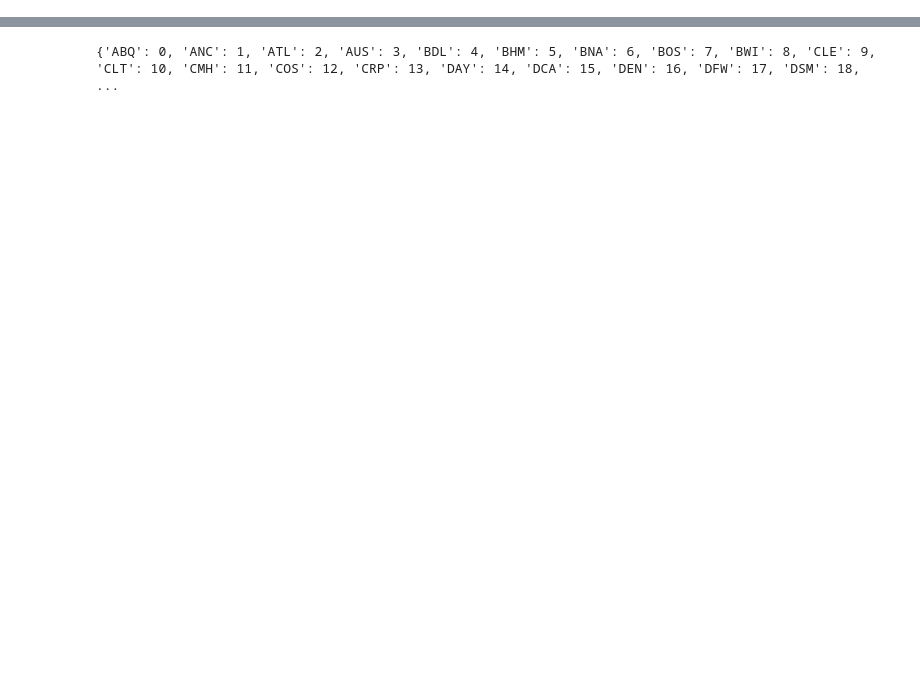
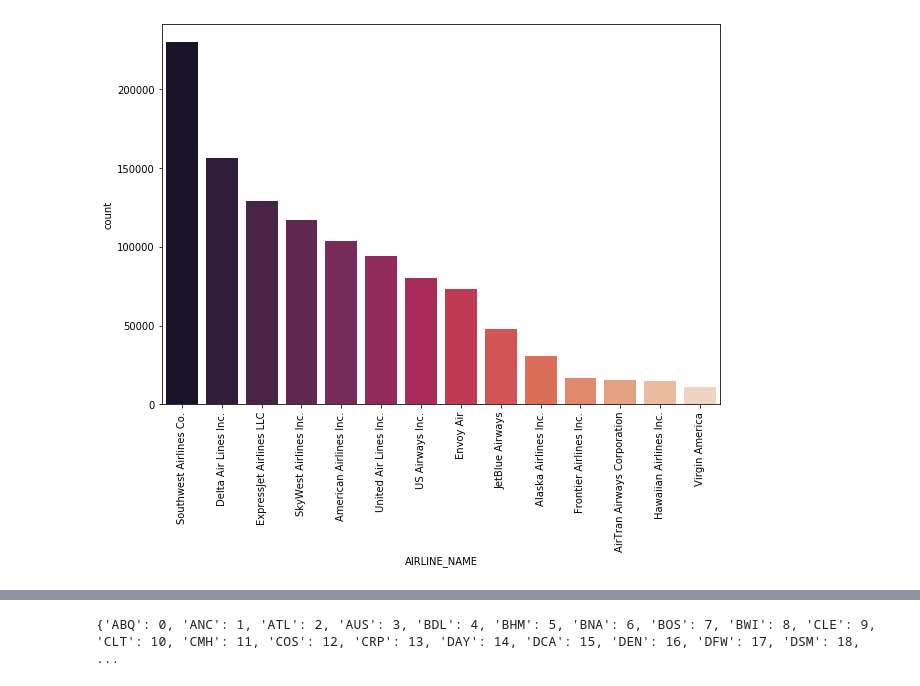
Before and after one commit to alejandrosoriavelasco/TFE, a Jupyter notebook: proyecto.ipynb, the cells around one changed output, grey strips where cells are left out. Saved outputs shown, nothing was run; the diff lists cells and outputs as text; code cells hidden in the pictures; blank space fills up the shorter version.

```diff
--- a/proyecto.ipynb
+++ b/proyecto.ipynb
@@ -121,7 +0,0 @@ def get_stats(group):
-# %%
-airports = pd.read_csv("dict/airports.csv")
-airlines = pd.read_csv('dict/allairlines.csv', sep=';')
-airlines_dict = airlines.set_index('CODE')['AIRLINE'].to_dict()
-identify_airport = airports.set_index('IATA_CODE')['AIRPORT'].to_dict()
-latitude_airport = airports.set_index('IATA_CODE')['LATITUDE'].to_dict()
-longitude_airport = airports.set_index('IATA_CODE')['LONGITUDE'].to_dict()
@@ -199,4 +0,0 @@ df_AA=list_data[0][list_data[0]['AIRLINE']=='AA']
-# %%
-variables_to_remove=['AIRLINE','AIRLINE_NAME','OR_LATITUDE', 'OR_LONGITUDE', 'DEST_LATITUDE',
-                 'DEST_LONGITUDE','DEPARTURE_DELAY']
-df_AA=df_AA.drop(variables_to_remove, axis=1)
@@ -289,0 +171,24 @@ print(le_name_mapping)
+# %%
+list_data = []
+p = Path('clean/')
+# Escribimos un loop que irá a través de cada uno de los nombres de archivo
+# Aplicamos las funciones de limpieza y pre-procesado en el bucle
+
+for filename in csv_files:
+    data = pd.read_csv(filename)
+    #Cleaning
+    data = clean_dataset(data)
+    data.dtypes
+    #Datetime Transform
+    data = transform_hour(data)
+    data = create_flight_time (data)
+    #Outliers
+    data = outlier(data)
+    #Airlines names
+    data = airline_name(data)
+    #Geo
+    data = geo(data)
+    data = drop_code(data)
+    #Saving
+    data.to_csv((Path(p, filename)), index=False)
+    list_data.append(data)
@@ -289,0 +215,8 @@ print(le_name_mapping)
+# %%
+## Comparación entre Aerolíneas
+# Total vuelos por aerolínea
+plt.figure(figsize=(10,7))
+g=sns.countplot(x='AIRLINE_NAME', data=list_data[0], palette="rocket", order = list_data[0]['AIRLINE_NAME'].value_counts().index)
+g.set_xticklabels(g.get_xticklabels(),rotation=90);
+# %% [output]
+[figure, added]
```
Also changed, not shown: parts of 60 cells of this notebook.
